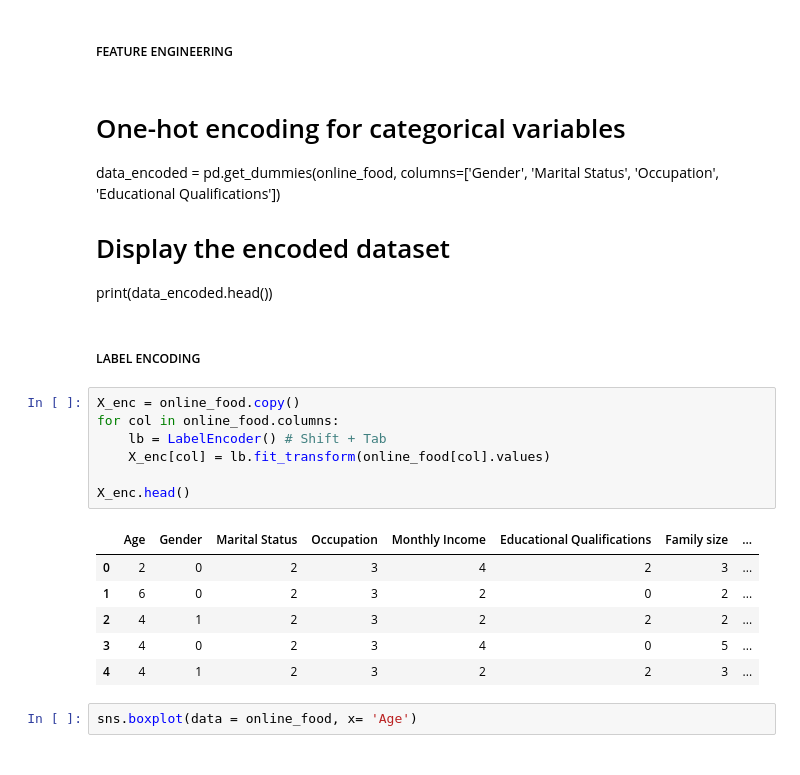
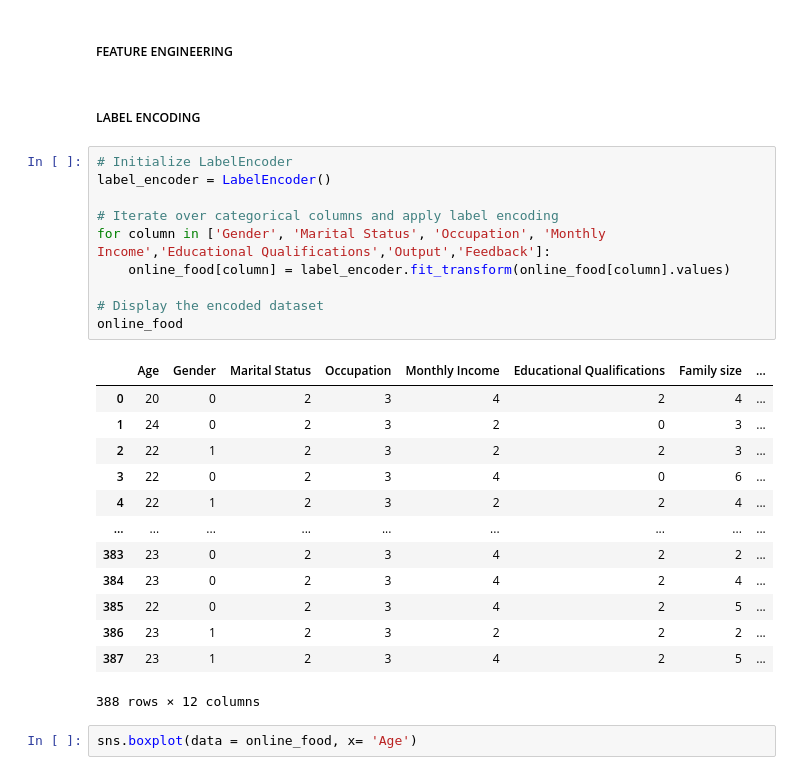
Before and after one commit to kwabenaboateng/ONLINE-FOOD, a Jupyter notebook: online food.ipynb, the cells around one changed output. Saved outputs shown, nothing was run; the diff lists cells and outputs as text.

```diff
--- a/online food.ipynb
+++ b/online food.ipynb
@@ -147,28 +162,32 @@ for column in online_food.columns:
     fig.show()
 # %% [markdown]
 ##### FEATURE ENGINEERING
-# %% [markdown]
-# One-hot encoding for categorical variables
-data_encoded = pd.get_dummies(online_food, columns=['Gender', 'Marital Status', 'Occupation', 'Educational Qualifications'])
-
-# Display the encoded dataset
-print(data_encoded.head())
 # %% [markdown]
 ##### LABEL ENCODING
-# %%
-X_enc = online_food.copy()
-for col in online_food.columns:
-    lb = LabelEncoder() # Shift + Tab
-    X_enc[col] = lb.fit_transform(online_food[col].values)
-
-X_enc.head()
-# %% [output]
-|  | Age | Gender | Marital Status | Occupation | Monthly Income | Educational Qualifications | Family size | ... |
-| 0 | 2 | 0 | 2 | 3 | 4 | 2 | 3 | ... |
-| 1 | 6 | 0 | 2 | 3 | 2 | 0 | 2 | ... |
-| 2 | 4 | 1 | 2 | 3 | 2 | 2 | 2 | ... |
-| 3 | 4 | 0 | 2 | 3 | 4 | 0 | 5 | ... |
-| 4 | 4 | 1 | 2 | 3 | 2 | 2 | 3 | ... |
+# %%
+# Initialize LabelEncoder
+label_encoder = LabelEncoder()
+
+# Iterate over categorical columns and apply label encoding
+for column in ['Gender', 'Marital Status', 'Occupation', 'Monthly Income','Educational Qualifications','Output','Feedback']:
+    online_food[column] = label_encoder.fit_transform(online_food[column].values)
+
+# Display the encoded dataset
+online_food
+# %% [output]
+|  | Age | Gender | Marital Status | Occupation | Monthly Income | Educational Qualifications | Family size | ... |
+| 0 | 20 | 0 | 2 | 3 | 4 | 2 | 4 | ... |
+| 1 | 24 | 0 | 2 | 3 | 2 | 0 | 3 | ... |
+| 2 | 22 | 1 | 2 | 3 | 2 | 2 | 3 | ... |
+| 3 | 22 | 0 | 2 | 3 | 4 | 0 | 6 | ... |
+| 4 | 22 | 1 | 2 | 3 | 2 | 2 | 4 | ... |
+| ... | ... | ... | ... | ... | ... | ... | ... | ... |
+| 383 | 23 | 0 | 2 | 3 | 4 | 2 | 2 | ... |
+| 384 | 23 | 0 | 2 | 3 | 4 | 2 | 4 | ... |
+| 385 | 22 | 0 | 2 | 3 | 4 | 2 | 5 | ... |
+| 386 | 23 | 1 | 2 | 3 | 2 | 2 | 2 | ... |
+| 387 | 23 | 1 | 2 | 3 | 4 | 2 | 5 | ... |
+388 rows × 12 columns
 # %%
 sns.boxplot(data = online_food, x= 'Age')
 # %% [output]
```
Also changed, not shown: parts of 10 cells of this notebook.
